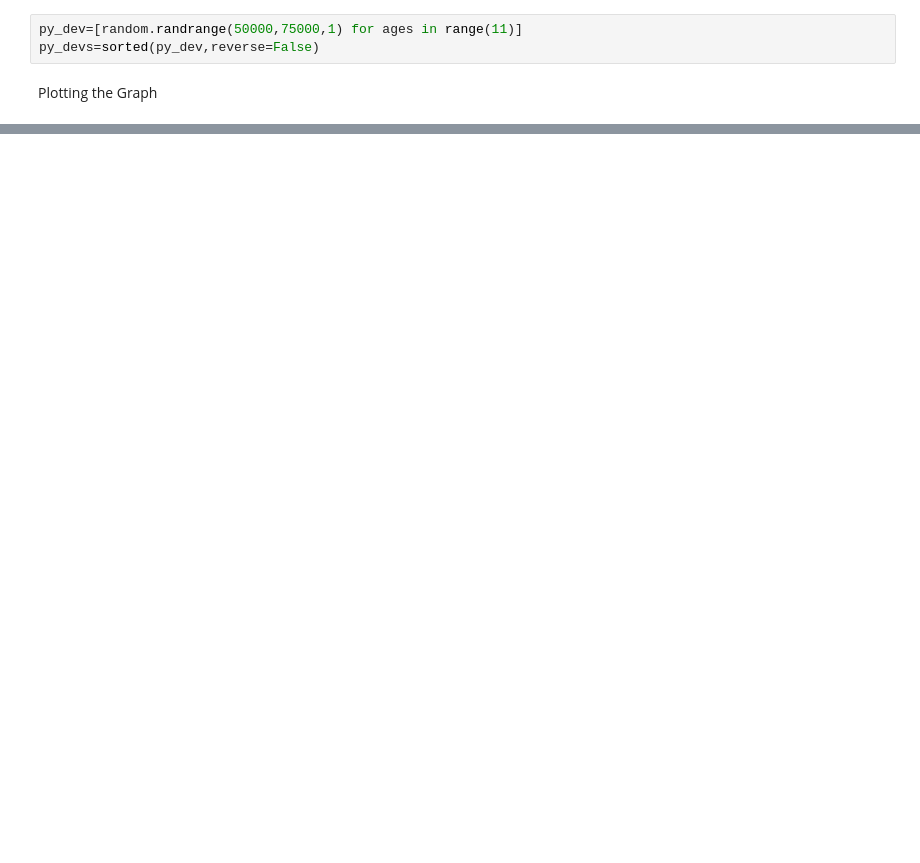
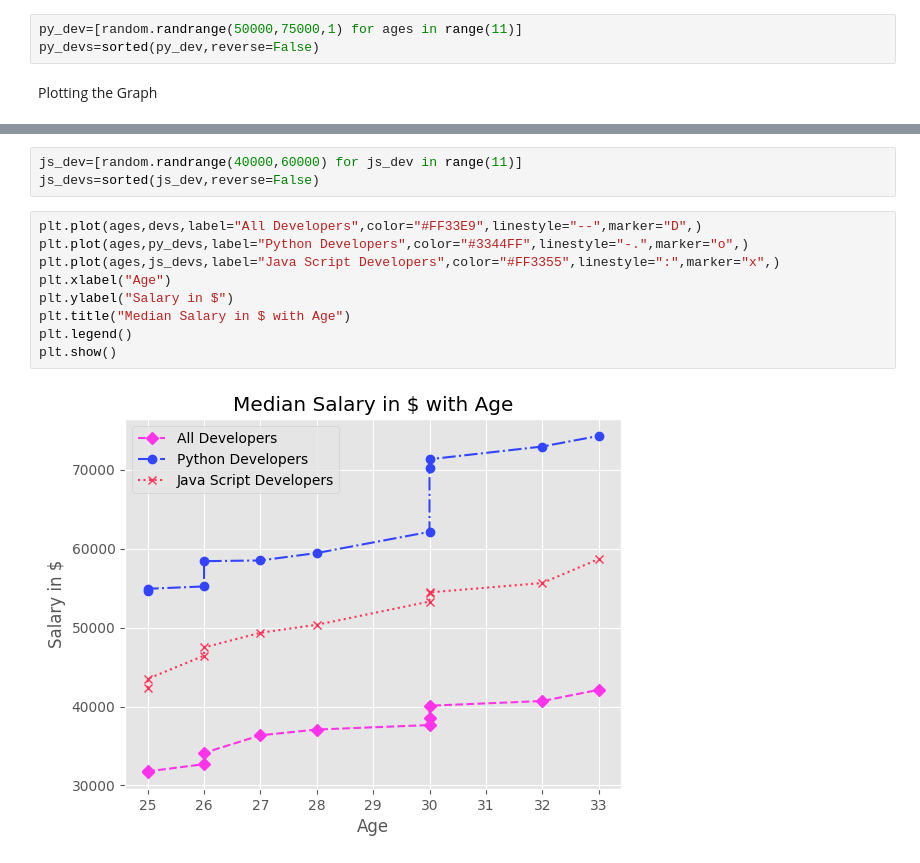
Before and after one commit to V-Adithya/DAV-Python, a Jupyter notebook: DAV Labsheet 4.ipynb, the cells around one changed output, grey strips where cells are left out. Drawn from its saved outputs; the diff is of its cells as text; blank space fills up the shorter version.

```diff
--- a/DAV Labsheet 4.ipynb
+++ b/DAV Labsheet 4.ipynb
@@ -58,0 +59,14 @@ plt.show()
+# %%
+js_dev=[random.randrange(40000,60000) for js_dev in range(11)]
+js_devs=sorted(js_dev,reverse=False)
+# %%
+plt.plot(ages,devs,label="All Developers",color="#FF33E9",linestyle="--",marker="D",)
+plt.plot(ages,py_devs,label="Python Developers",color="#3344FF",linestyle="-.",marker="o",)
+plt.plot(ages,js_devs,label="Java Script Developers",color="#FF3355",linestyle=":",marker="x",)
+plt.xlabel("Age")
+plt.ylabel("Salary in $")
+plt.title("Median Salary in $ with Age")
+plt.legend()
+plt.show()
+# %% [output]
+[figure, added]
```
Also changed, not shown: parts of 11 cells of this notebook.
